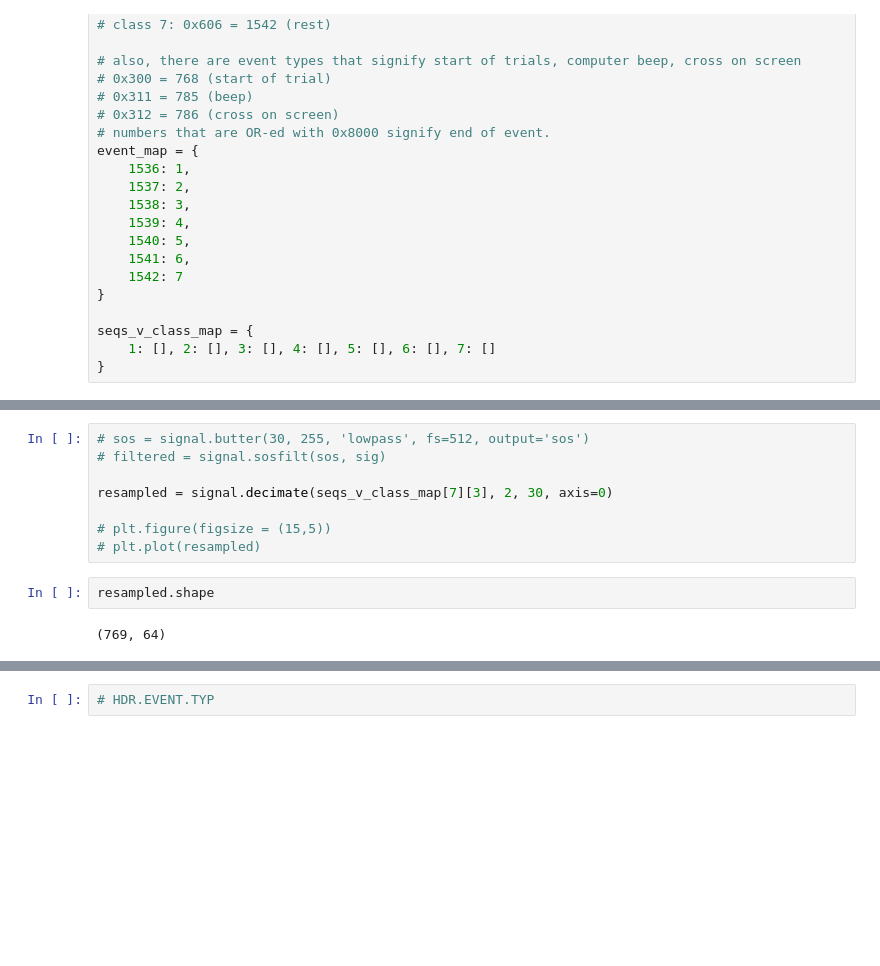
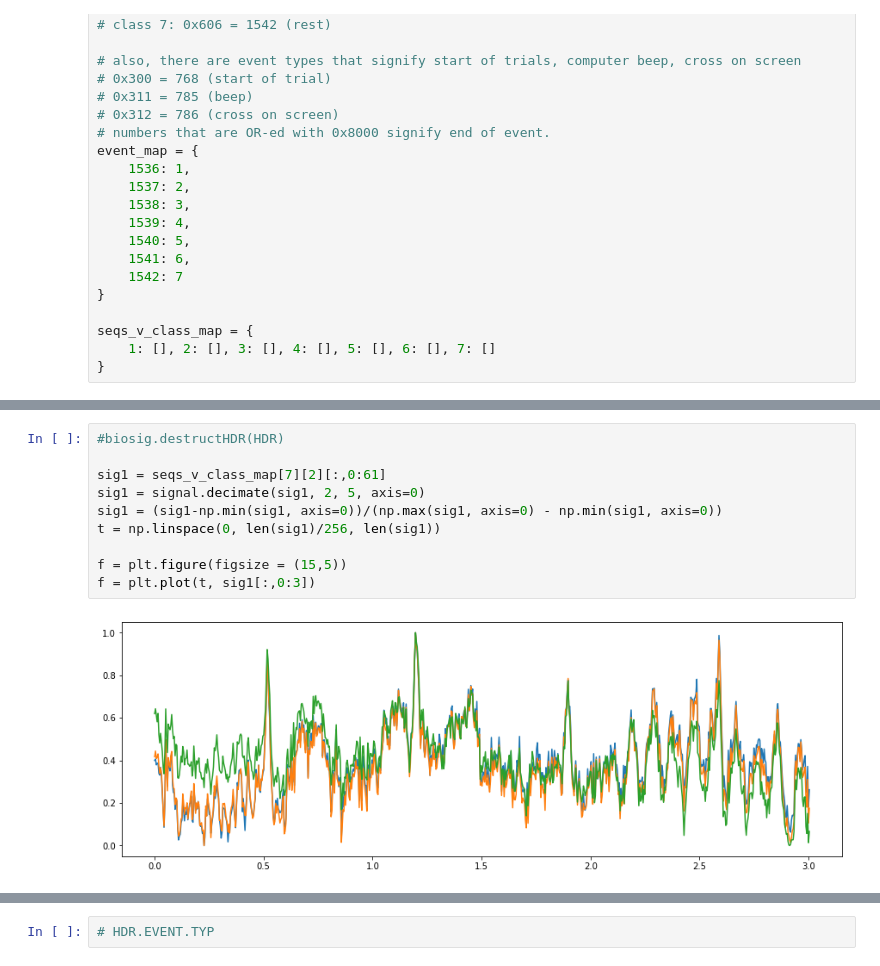
Before and after one commit to ductai199x/eeg-deeplearning, a Jupyter notebook: data_extraction/src/notebooks/test_biosig.ipynb, the cells around one changed output, grey strips where cells are left out. Drawn from its saved outputs; the diff is of its cells as text; blank space fills up the shorter version.

```diff
--- a/data_extraction/src/notebooks/test_biosig.ipynb
+++ b/data_extraction/src/notebooks/test_biosig.ipynb
@@ -104,12 +102,12 @@ plt.plot(t, sig)
-# %%
-# sos = signal.butter(30, 255, 'lowpass', fs=512, output='sos')
-# filtered = signal.sosfilt(sos, sig)
-
-resampled = signal.decimate(seqs_v_class_map[7][3], 2, 30, axis=0)
-
-# plt.figure(figsize = (15,5))
-# plt.plot(resampled)
-# %%
-resampled.shape
-# %% [output]
-(769, 64)
+# %%
+#biosig.destructHDR(HDR)
+
+sig1 = seqs_v_class_map[7][2][:,0:61]
+sig1 = signal.decimate(sig1, 2, 5, axis=0)
+sig1 = (sig1-np.min(sig1, axis=0))/(np.max(sig1, axis=0) - np.min(sig1, axis=0))
+t = np.linspace(0, len(sig1)/256, len(sig1))
+
+f = plt.figure(figsize = (15,5))
+f = plt.plot(t, sig1[:,0:3])
+# %% [output]
+[figure, added]
```
Also changed, not shown: parts of 9 cells of this notebook, 5 other files.
